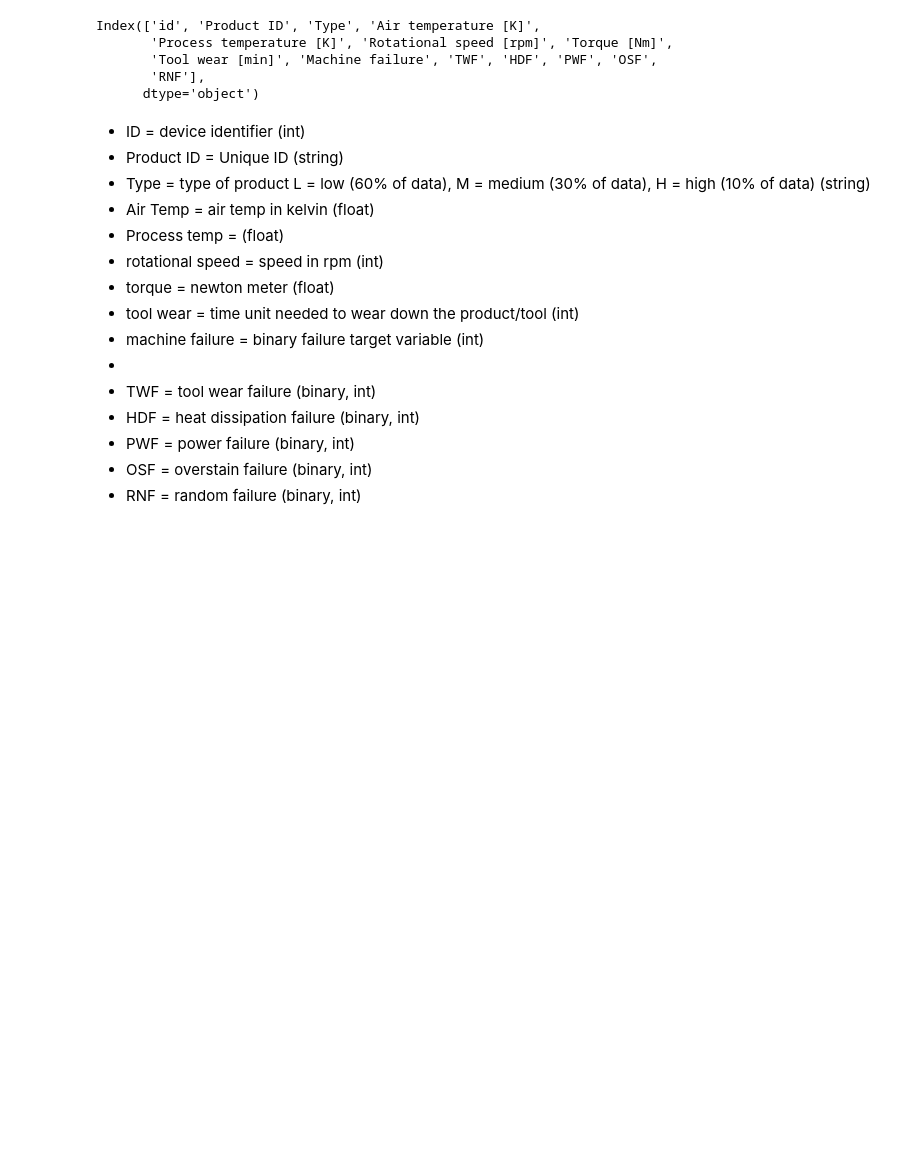
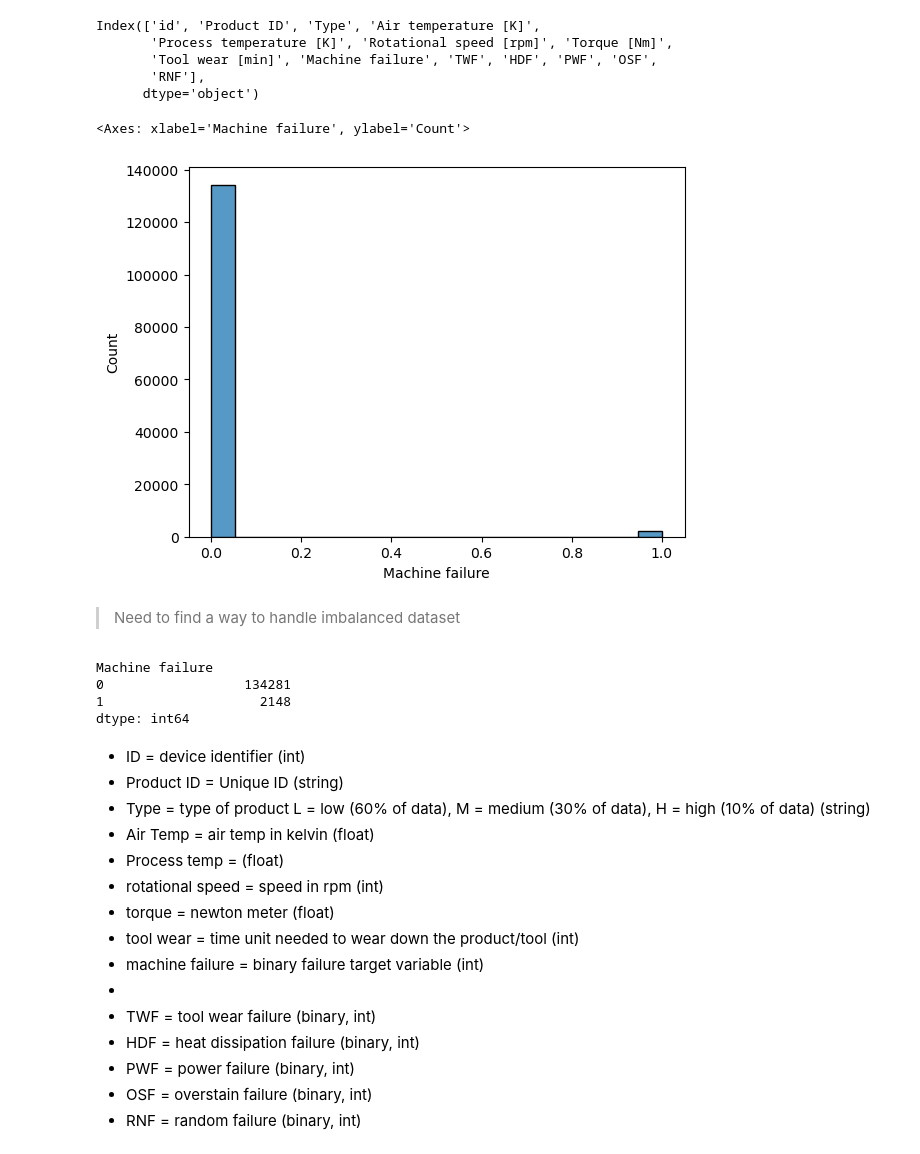
Before and after one commit to sharmilat29/Kaggle-Machine-Failure-Classification-Algorithms, a Jupyter notebook: machine-failure-binary-classification.ipynb, the cells around one changed output. Cells and saved outputs as stored; diff of their text form; code cells hidden in the pictures; blank space fills up the shorter version.

Commit message:
Kaggle Notebook | Machine Failure - Binary Classification | Version 3

```diff
--- a/machine-failure-binary-classification.ipynb
+++ b/machine-failure-binary-classification.ipynb
@@ -46,6 +48,20 @@ Index(['id', 'Product ID', 'Type', 'Air temperature [K]',
        'Tool wear [min]', 'Machine failure', 'TWF', 'HDF', 'PWF', 'OSF',
        'RNF'],
       dtype='object')
+# %%
+sns.histplot(data = df, x = "Machine failure")
+# %% [output]
+<Axes: xlabel='Machine failure', ylabel='Count'>
+[figure, added]
+# %% [markdown]
+> Need to find a way to handle imbalanced dataset
+# %%
+df[["Machine failure"]].value_counts()
+# %% [output]
+Machine failure
+0                  134281
+1                    2148
+dtype: int64
 # %% [markdown]
 * ID = device identifier (int)
 * Product ID = Unique ID (string)
```
Also changed, not shown: parts of 14 cells of this notebook.
